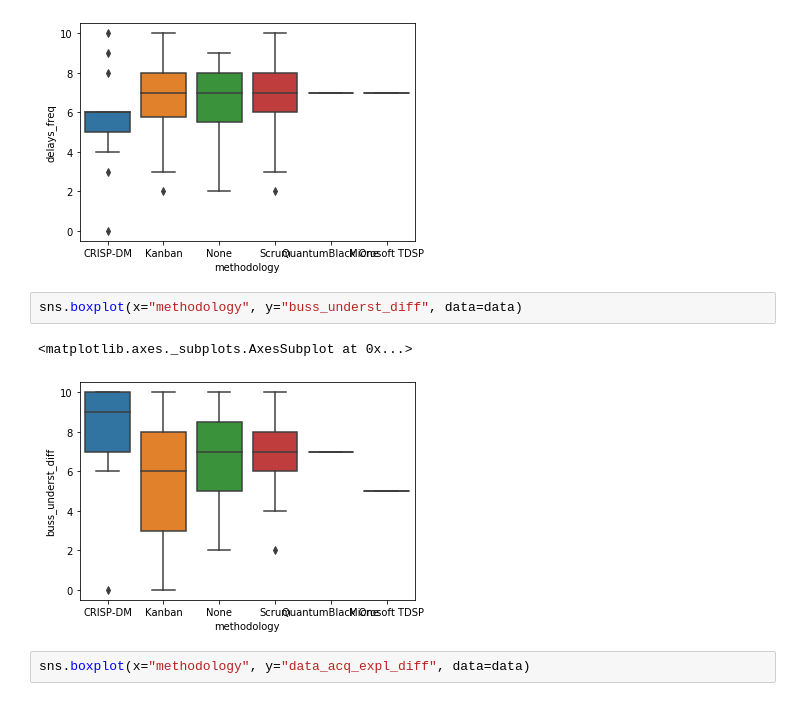
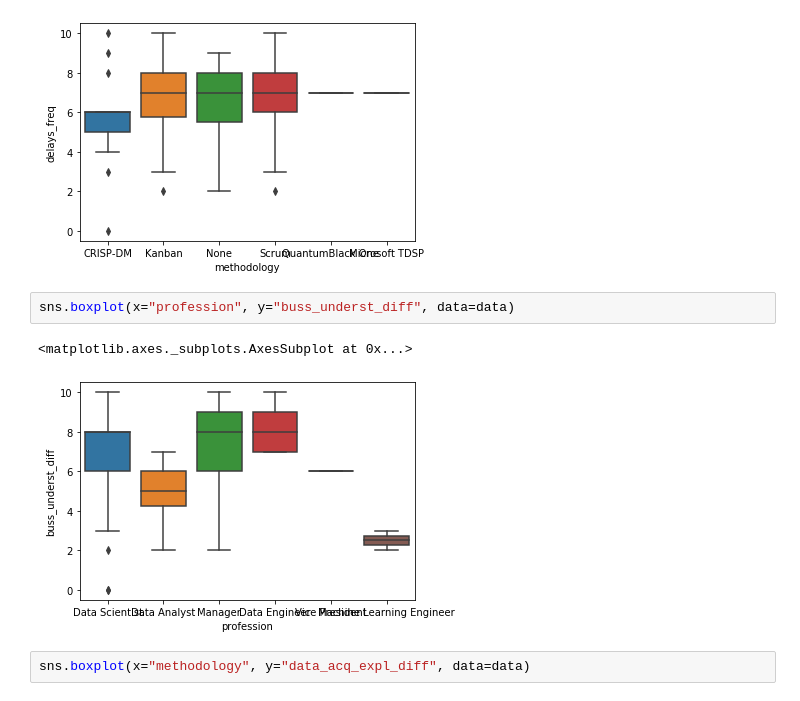
Before and after one commit to welberthdouglas/DS_projects_survey, a Jupyter notebook: EDA_survey.ipynb, the cells around one changed output. Saved outputs shown, nothing was run; the diff lists cells and outputs as text.

Commit message:
prof/method analysis

```diff
--- a/EDA_survey.ipynb
+++ b/EDA_survey.ipynb
@@ -134,10 +178,10 @@ sns.boxplot(x="methodology", y="delays_freq", data=data)
 <matplotlib.axes._subplots.AxesSubplot at 0x...>
 [figure]
 # %%
-sns.boxplot(x="methodology", y="buss_underst_diff", data=data)
+sns.boxplot(x="profession", y="buss_underst_diff", data=data)
 # %% [output]
 <matplotlib.axes._subplots.AxesSubplot at 0x...>
-[figure, old version]
+[figure, new version]
 # %%
 sns.boxplot(x="methodology", y="data_acq_expl_diff", data=data)
 # %% [output]
```
Also changed, not shown: parts of 18 cells of this notebook, 1 other file.
